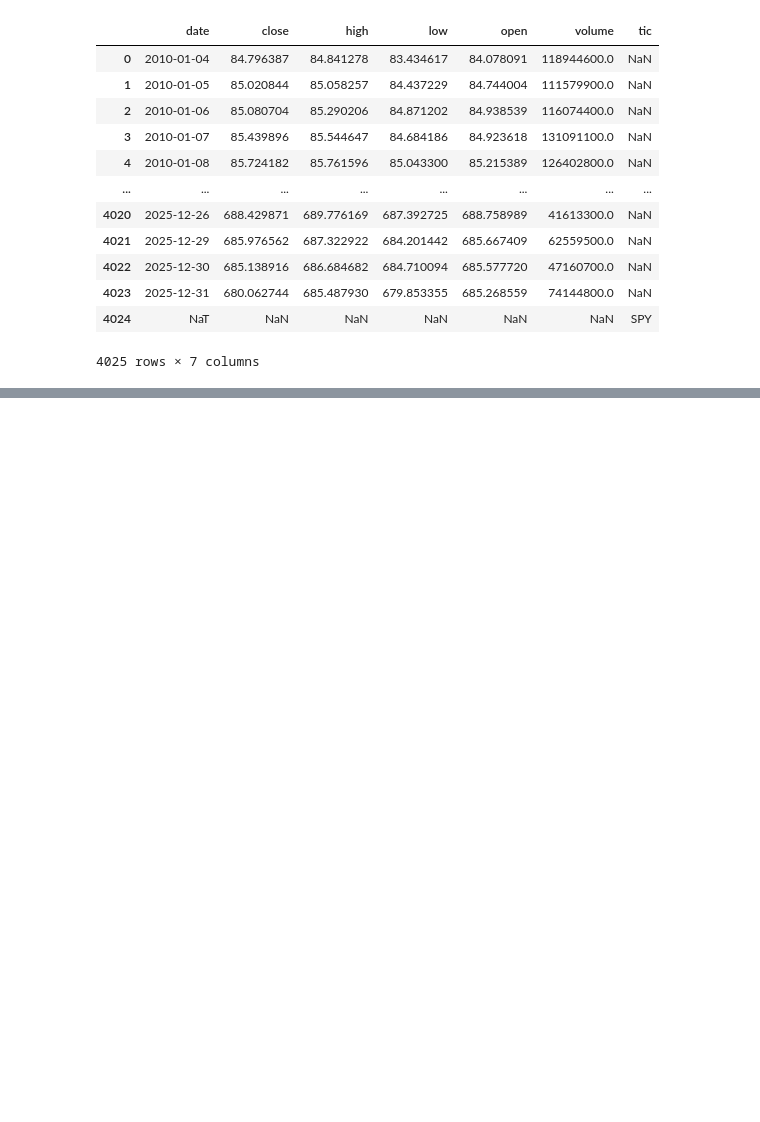
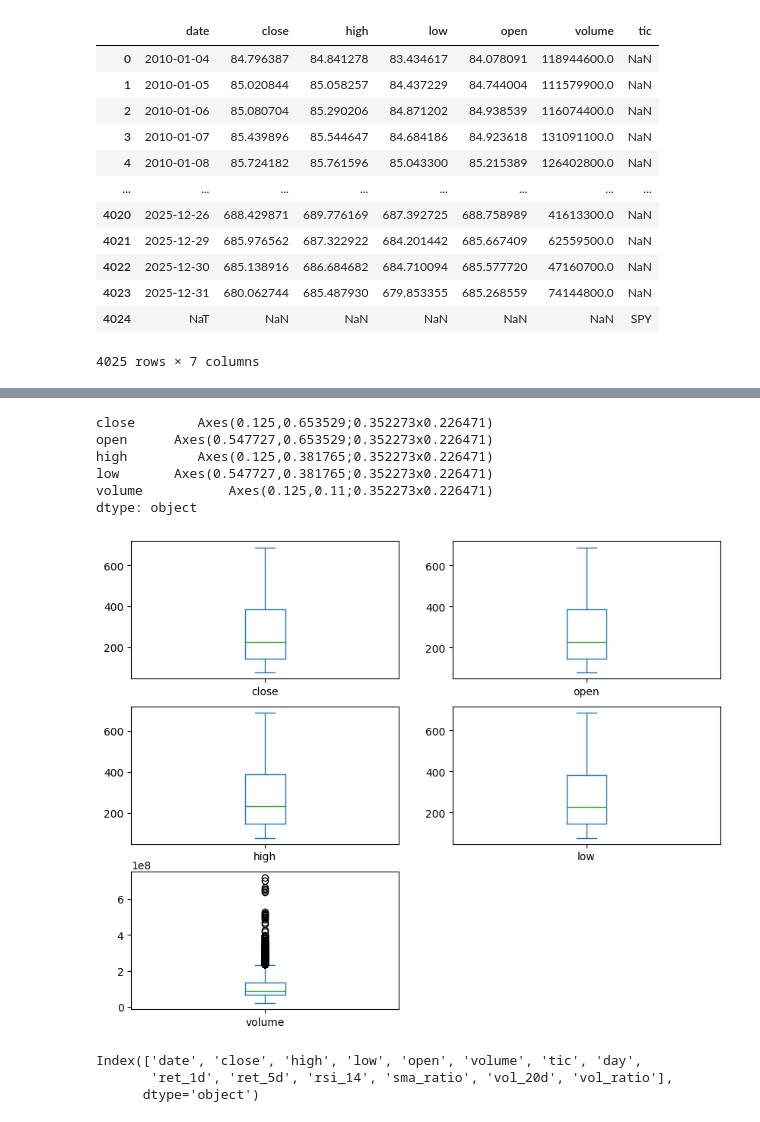
Before and after one commit to ChronoStellar/Trading_RL, a Jupyter notebook: test.ipynb, the cells around one changed output, grey strips where cells are left out. Cells and saved outputs as stored; diff of their text form; code cells hidden in the pictures; blank space fills up the shorter version.

```diff
--- a/test.ipynb
+++ b/test.ipynb
@@ -146,13 +146,9 @@ data_reset
 # %%
 data_reset.to_csv('SPY_reset.csv', index=False)
 # %%
-fe = FeatureEngineer(
-    use_technical_indicator=True,
-    use_vix=True,
-    use_turbulence=True,
-    user_defined_feature=False
-)
+import pandas as pd
 
-df = fe.preprocess_data(data_reset)
+df = pd.read_csv('./data/raw/SPY.csv')
+
 df
 # %% [output]
@@ -159,0 +190,18 @@ KeyError: "None of [Index(['tic', 'date', 'macd'], dtype='object')] are in the [
+# %%
+df[[ 'close' , 'open' , 'high' , 'low' , 'volume']].plot(kind='box', subplots=True, layout=(3, 2), figsize=(10, 8))
+# %% [output]
+close        Axes(0.125,0.653529;0.352273x0.226471)
+open      Axes(0.547727,0.653529;0.352273x0.226471)
+high         Axes(0.125,0.381765;0.352273x0.226471)
+low       Axes(0.547727,0.381765;0.352273x0.226471)
+volume           Axes(0.125,0.11;0.352273x0.226471)
+dtype: object
+[figure, added]
+# %%
+df = pd.read_csv('./data/processed/SPY/test.csv')
+
+df.columns
+# %% [output]
+Index(['date', 'close', 'high', 'low', 'open', 'volume', 'tic', 'day',
+       'ret_1d', 'ret_5d', 'rsi_14', 'sma_ratio', 'vol_20d', 'vol_ratio'],
+      dtype='object')
```
Also changed, not shown: parts of 4 cells of this notebook, 29 other files.
